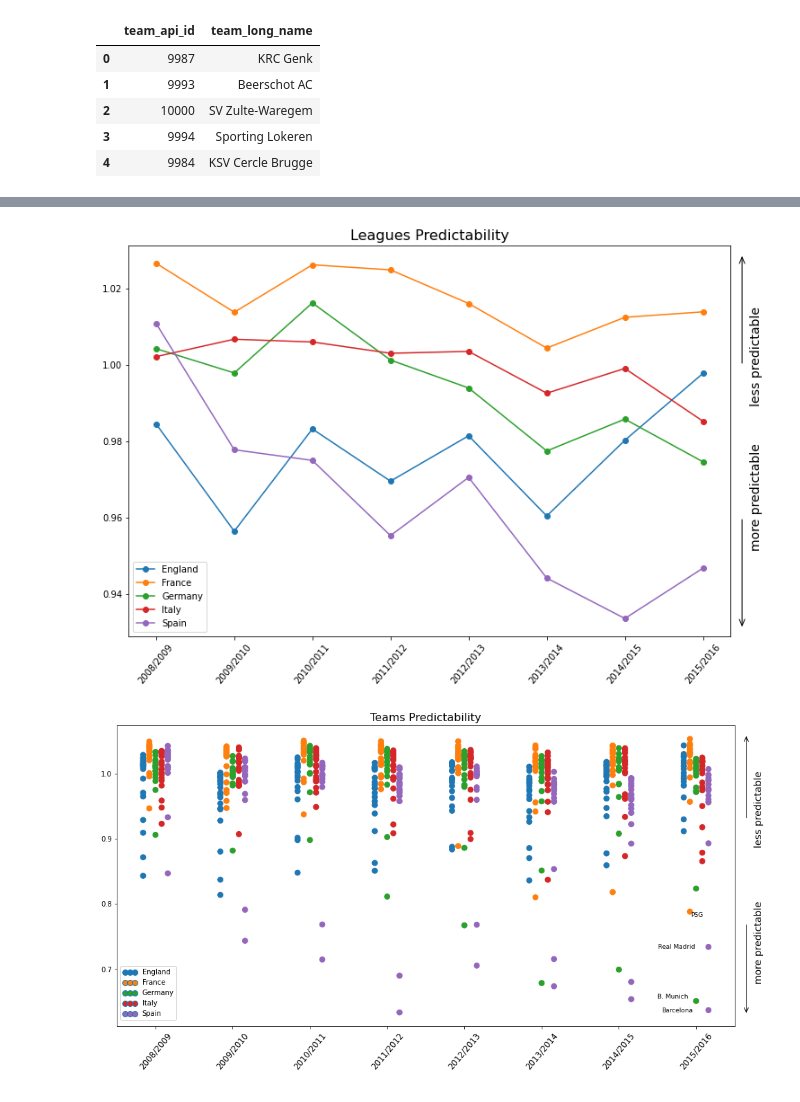
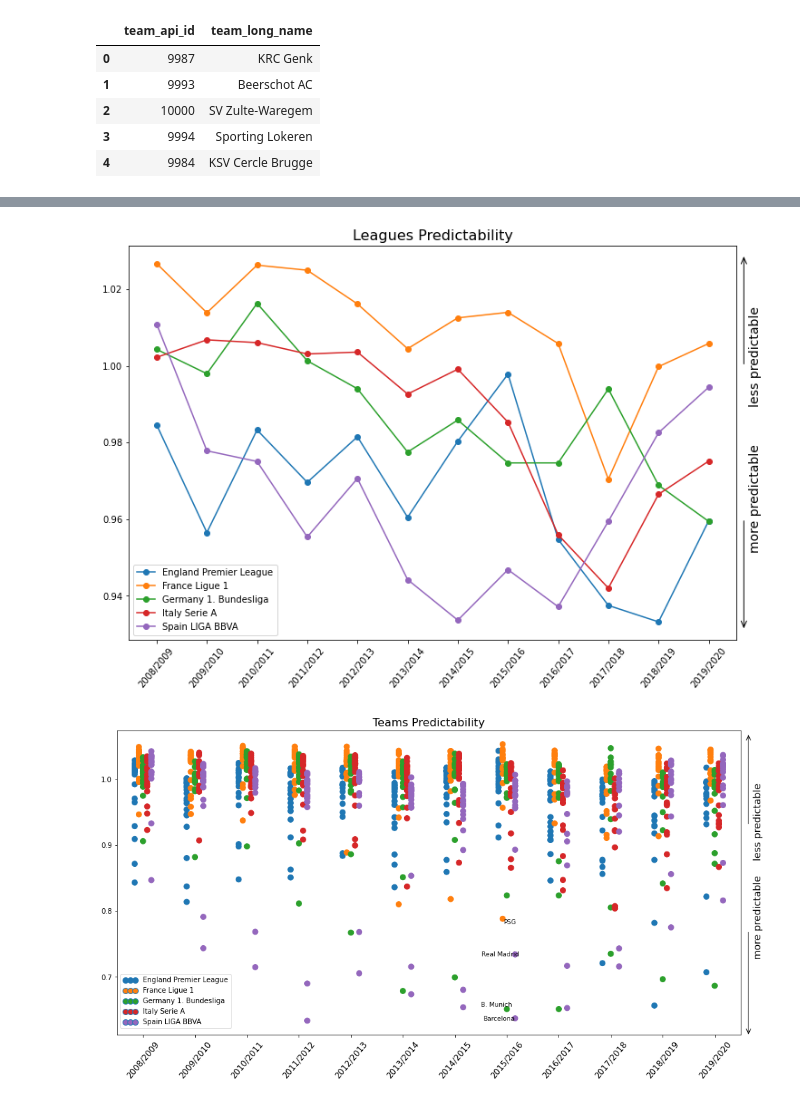
Before and after one commit to jartigag/football-entropy, a Jupyter notebook: notebooks/1.1-jartigag-visualize-leagues-and-teams-predictability.ipynb, the cells around one changed output, grey strips where cells are left out. Saved outputs shown, nothing was run; the diff lists cells and outputs as text; code cells hidden in the pictures.

```diff
--- a/notebooks/1.1-jartigag-visualize-leagues-and-teams-predictability.ipynb
+++ b/notebooks/1.1-jartigag-visualize-leagues-and-teams-predictability.ipynb
@@ -56,6 +64,7 @@ leagues = countries.merge(leagues,on='id',suffixes=('', '_y'))
 # %%
 #select relevant fields
 matches = matches[matches.league_id.isin(leagues.id)]
-matches = matches[['id', 'country_id' ,'league_id', 'season', 'stage', 'date','match_api_id', 'home_team_api_id', 'away_team_api_id','B365H', 'B365D' ,'B365A']]
+matches = matches[['league_id', 'season', 'date', 'home_team_api_id', 'away_team_api_id', 'B365H', 'B365D' ,'B365A']]
+matches['League'] = matches.league_id.map(leagues.set_index('id')['name_y'])
 matches.head()
 # %% [output]
@@ -90,7 +99,6 @@ matches.head()
 # %%
 #compute mean entropy for every league in every season
-entropy_means = matches.groupby(['season','league_id']).entropy.mean()
-entropy_means = entropy_means.reset_index().pivot(index='season', columns='league_id', values='entropy')
-entropy_means.columns = [leagues[leagues.id==x].name.values[0] for x in entropy_means.columns]
-entropy_means.head(10)
+entropy_means = matches.groupby(['season','League']).entropy.mean()
+entropy_means = entropy_means.reset_index().pivot(index='season', columns='League', values='entropy')
+entropy_means.head(12)
 # %% [output]
@@ -111,8 +123,10 @@ ax = entropy_means.plot(figsize=(12,8),marker='o')
 #set title
 plt.title('Leagues Predictability', fontsize=16)
 
-#set ticks roatation
-plt.xticks(rotation=50)
+num_seasons = len(matches.season.unique())
+
+#set ticks frequency, labels and rotation
+plt.xticks(np.arange(0, num_seasons, 1), matches.season.unique(), rotation=50)
 
 #keep colors for next graph
 colors = [x.get_color() for x in ax.get_lines()]
@@ -125,18 +139,18 @@ ax.set_xlabel('')
 plt.legend(loc='lower left')
 
 #add arrows
-ax.annotate('', xytext=(7.5, 1),xy=(7.5, 1.029),
+ax.annotate('', xytext=(11.7, 1),xy=(11.7, 1.029),
             arrowprops=dict(facecolor='black',arrowstyle="->, head_length=.7, head_width=.3",linewidth=1), annotation_clip=False)
 
-ax.annotate('', xytext=(7.5, 0.96),xy=(7.5, 0.931),
+ax.annotate('', xytext=(11.7, 0.96),xy=(11.7, 0.931),
             arrowprops=dict(facecolor='black',arrowstyle="->, head_length=.7, head_width=.3",linewidth=1), annotation_clip=False)
 
-ax.annotate('less predictable', xy=(7.6, 0.99), annotation_clip=False,fontsize=14,rotation='vertical')
-ax.annotate('more predictable', xy=(7.6, 0.952), annotation_clip=False,fontsize=14,rotation='vertical')
+ax.annotate('less predictable', xy=(11.8, 0.99), annotation_clip=False,fontsize=14,rotation='vertical')
+ax.annotate('more predictable', xy=(11.8, 0.952), annotation_clip=False,fontsize=14,rotation='vertical')
 
 plt.savefig('../reports/figures/leagues_pred.png', bbox_inches='tight',dpi=600)
 # %% [output]
-[figure, old version]
+[figure, new version]
 # %%
 from matplotlib.lines import Line2D
 
@@ -164,40 +178,42 @@ plt.title('Teams Predictability', fontsize=16)
 
 #create ticks and labels
 ax = plt.gca()
-plt.xlim((-0.5,7.5))
-plt.xticks(np.arange(0,8,1),rotation=50)
+plt.xlim((-0.5,num_seasons-0.5))
+plt.xticks(np.arange(0,num_seasons,1),rotation=50)
 
 #create grid
 ax.set_xticklabels(entropy_means.index,fontsize=12)
-for i in range(7):
+for i in range(num_seasons-1):
     ax.axvline(x=0.5+i,ls='--',c='w')
 ax.yaxis.grid(False)
 ax.xaxis.grid(False)
 
 #create legend
 circles = []
 labels = []
-for league_id,name in zip(leagues.id,leagues.name):
+leagues = matches.groupby(['league_id','League']).count().reset_index()
+for league_id,name in zip(leagues.league_id,leagues.League):
     labels.append(name)
     circles.append(Line2D([0], [0], linestyle="none", marker="o", markersize=8, markerfacecolor=colors_mapping[league_id]))
 plt.legend(circles, labels, numpoints=3, loc=(0.005,0.02))
 
+
 #add arrows
-ax.annotate('', xytext=(7.65, 0.93),xy=(7.65, 1.06),
+ax.annotate('', xytext=(11.65, 0.93),xy=(11.65, 1.07),
             arrowprops=dict(facecolor='black',arrowstyle="->, head_length=.7, head_width=.3",linewidth=1), annotation_clip=False)
 
-ax.annotate('', xytext=(7.65, 0.77),xy=(7.65, 0.63),
+ax.annotate('', xytext=(11.65, 0.77),xy=(11.65, 0.61),
             arrowprops=dict(facecolor='black',arrowstyle="->, head_length=.7, head_width=.3",linewidth=1), annotation_clip=False)
 
-ax.annotate('less predictable', xy=(7.75, 0.89), annotation_clip=False,fontsize=14,rotation='vertical')
-ax.annotate('more predictable', xy=(7.75, 0.68), annotation_clip=False,fontsize=14,rotation='vertical')
+ax.annotate('less predictable', xy=(11.75, 0.88), annotation_clip=False,fontsize=14,rotation='vertical')
+ax.annotate('more predictable', xy=(11.75, 0.73), annotation_clip=False,fontsize=14,rotation='vertical')
 
 #add labels
 ax.annotate('Barcelona', xy=(6.55, 0.634),fontsize=9)
 ax.annotate('B. Munich', xy=(6.5, 0.655),fontsize=9)
 ax.annotate('Real Madrid', xy=(6.51, 0.731),fontsize=9)
 ax.annotate('PSG', xy=(6.93, 0.78),fontsize=9)
 
 plt.savefig('../reports/figures/teams_pred.png', bbox_inches='tight',dpi=600)
 # %% [output]
-[figure, old version]
+[figure, new version]
```
Also changed, not shown: parts of 5 cells of this notebook, 7 other files.
